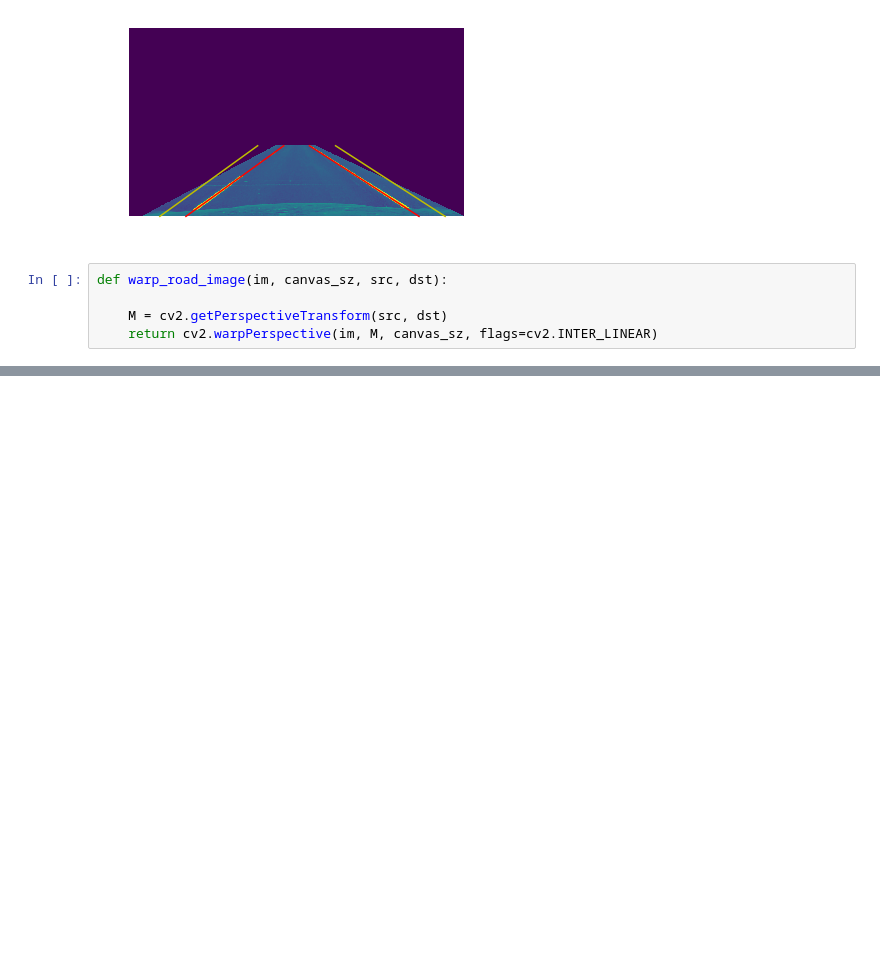
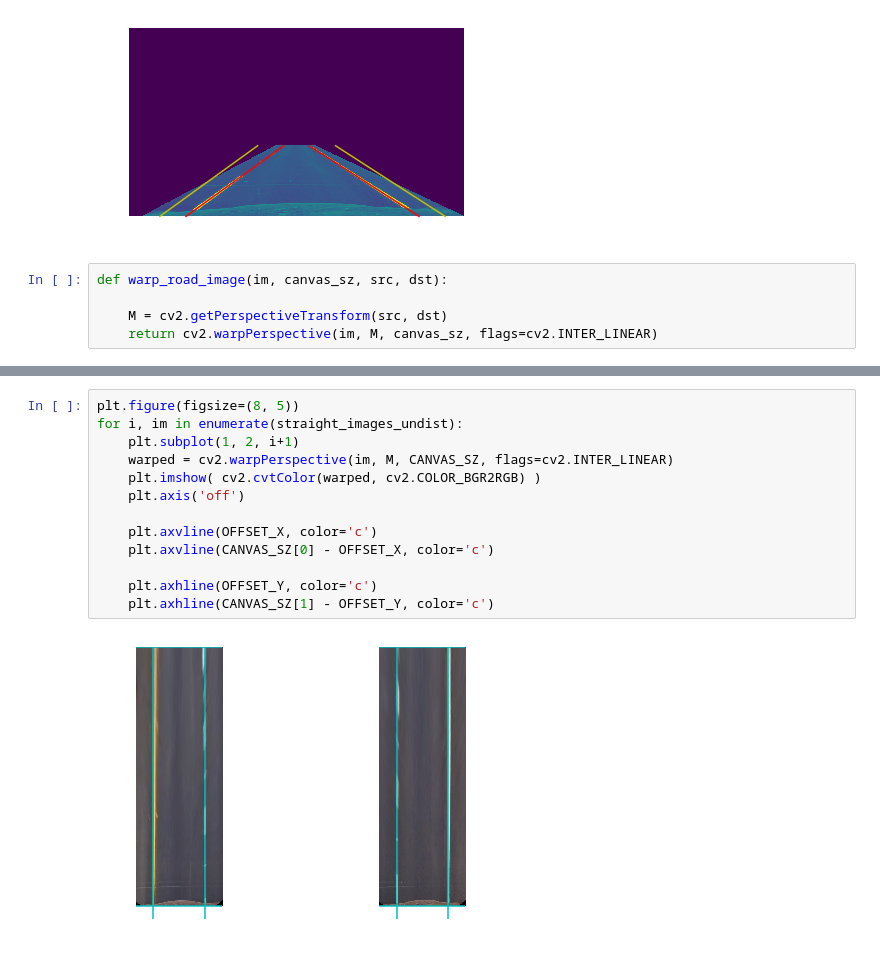
Before and after one commit to semeniuta/CarND-Advanced-Lane-Lines, a Jupyter notebook: 2_define_plane_region.ipynb, the cells around one changed output, grey strips where cells are left out. Drawn from its saved outputs; the diff is of its cells as text; blank space fills up the shorter version.

```diff
--- a/2_define_plane_region.ipynb
+++ b/2_define_plane_region.ipynb
@@ -109,2 +114,17 @@ for i, im in enumerate(test_images_undist):
+# %%
+plt.figure(figsize=(8, 5))
+for i, im in enumerate(straight_images_undist):
+    plt.subplot(1, 2, i+1)
+    warped = cv2.warpPerspective(im, M, CANVAS_SZ, flags=cv2.INTER_LINEAR)
+    plt.imshow( cv2.cvtColor(warped, cv2.COLOR_BGR2RGB) )
+    plt.axis('off')
+
+    plt.axvline(OFFSET_X, color='c')
+    plt.axvline(CANVAS_SZ[0] - OFFSET_X, color='c')
+
+    plt.axhline(OFFSET_Y, color='c')
+    plt.axhline(CANVAS_SZ[1] - OFFSET_Y, color='c')
+# %% [output]
+[figure, added]
 # %%
 lanelines.imshow_bgr(straight_images[1])
```
Also changed, not shown: parts of 6 cells of this notebook, 3 other files.
